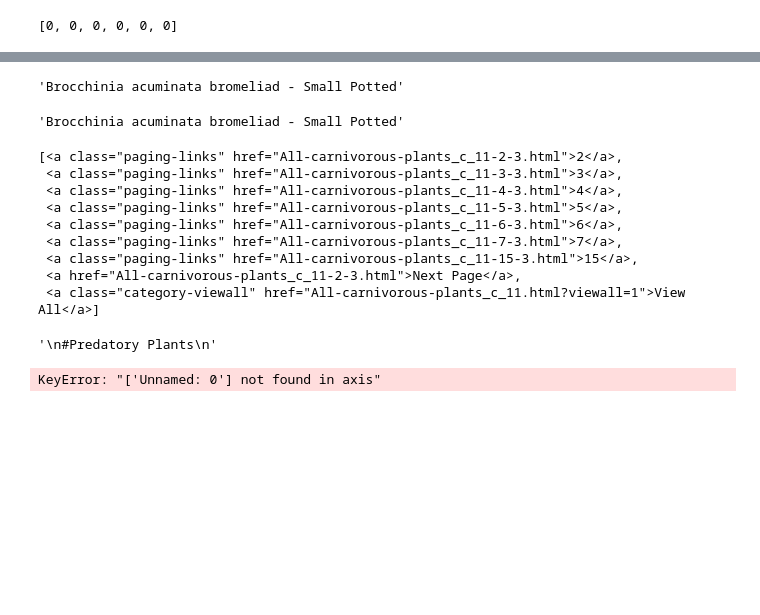
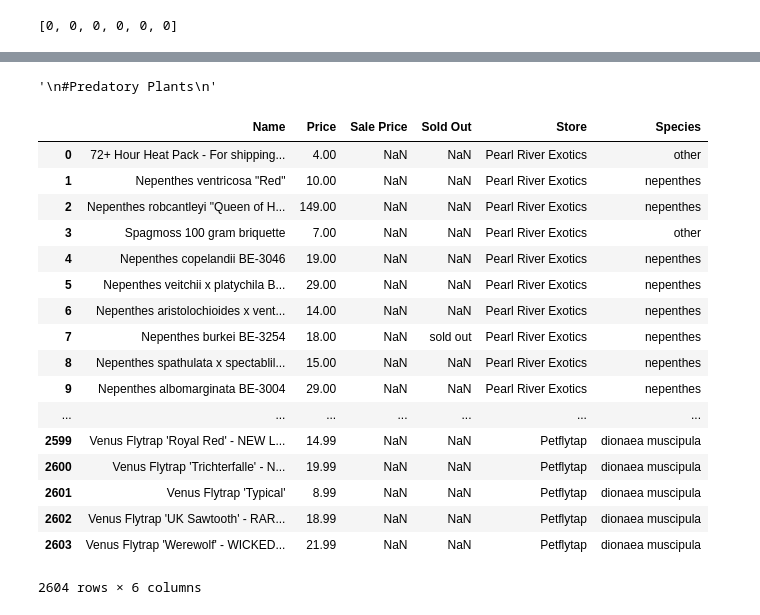
Before and after one commit to jsc034/Garden, a Jupyter notebook: Carnivorous Plant Database.ipynb, the cells around one changed output, grey strips where cells are left out. Drawn from its saved outputs; the diff is of its cells as text; code cells hidden in the pictures; blank space fills up the shorter version.

```diff
--- a/Carnivorous Plant Database.ipynb
+++ b/Carnivorous Plant Database.ipynb
@@ -780,28 +694,3 @@ df1
-# %%
-soup
-containers = soup.find('div',attrs={'class':'product-items product-items-4'})
-#containers = soup.findAll('div',attrs={'class':'price'})
-containers = containers.findAll('div',attrs={'class':'name'})
-containers[0].text.strip()
-# %% [output]
-'Brocchinia acuminata bromeliad - Small Potted'
-# %%
-check_species(name)
-name
-# %% [output]
-'Brocchinia acuminata bromeliad - Small Potted'
-# %%
-soup.find('div',attrs={'class':'paging'})
-# %% [output]
-[<a class="paging-links" href="All-carnivorous-plants_c_11-2-3.html">2</a>,
- <a class="paging-links" href="All-carnivorous-plants_c_11-3-3.html">3</a>,
- <a class="paging-links" href="All-carnivorous-plants_c_11-4-3.html">4</a>,
- <a class="paging-links" href="All-carnivorous-plants_c_11-5-3.html">5</a>,
- <a class="paging-links" href="All-carnivorous-plants_c_11-6-3.html">6</a>,
- <a class="paging-links" href="All-carnivorous-plants_c_11-7-3.html">7</a>,
- <a class="paging-links" href="All-carnivorous-plants_c_11-15-3.html">15</a>,
- <a href="All-carnivorous-plants_c_11-2-3.html">Next Page</a>,
- <a class="category-viewall" href="All-carnivorous-plants_c_11.html?viewall=1">View All</a>]
 # %%
 """
 #Predatory Plants
@@ -810,19 +699,35 @@ soup.find('div',attrs={'class':'paging'})
 '\n#Predatory Plants\n'
 # %%
 #Export concatinated df to Excel
-
-date = '2020_02_05' #date format 2020_01_01
+date = '2020_03_28' #date format 2020_01_01
 file_name_1 = 'df_%s.xlsx' % date
 #df.to_excel(file_name_1)
 
 
 #Converting exported df back into correct format
 df = pd.read_excel(file_name_1)
-df = df.drop(columns='Unnamed: 0') #removing column of indecies
+#df = df.drop(columns='Unnamed: 0') #removing column of indecies
 
 df
 # %% [output]
+|  | Name | Price | Sale Price | Sold Out | Store | Species |
+| 0 | 72+ Hour Heat Pack - For shipping... | 4.00 | NaN | NaN | Pearl River Exotics | other |
+| 1 | Nepenthes ventricosa "Red" | 10.00 | NaN | NaN | Pearl River Exotics | nepenthes |
+| 2 | Nepenthes robcantleyi "Queen of H... | 149.00 | NaN | NaN | Pearl River Exotics | nepenthes |
+| 3 | Spagmoss 100 gram briquette | 7.00 | NaN | NaN | Pearl River Exotics | other |
+| 4 | Nepenthes copelandii BE-3046 | 19.00 | NaN | NaN | Pearl River Exotics | nepenthes |
+| 5 | Nepenthes veitchii x platychila B... | 29.00 | NaN | NaN | Pearl River Exotics | nepenthes |
+| 6 | Nepenthes aristolochioides x vent... | 14.00 | NaN | NaN | Pearl River Exotics | nepenthes |
+| 7 | Nepenthes burkei BE-3254 | 18.00 | NaN | sold out | Pearl River Exotics | nepenthes |
+| 8 | Nepenthes spathulata x spectablil... | 15.00 | NaN | NaN | Pearl River Exotics | nepenthes |
+| 9 | Nepenthes albomarginata BE-3004 | 29.00 | NaN | NaN | Pearl River Exotics | nepenthes |
+| ... | ... | ... | ... | ... | ... | ... |
+| 2599 | Venus Flytrap 'Royal Red' - NEW L... | 14.99 | NaN | NaN | Petflytap | dionaea muscipula |
+| 2600 | Venus Flytrap 'Trichterfalle' - N... | 19.99 | NaN | NaN | Petflytap | dionaea muscipula |
+| 2601 | Venus Flytrap 'Typical' | 8.99 | NaN | NaN | Petflytap | dionaea muscipula |
+| 2602 | Venus Flytrap 'UK Sawtooth' - RAR... | 18.99 | NaN | NaN | Petflytap | dionaea muscipula |
+| 2603 | Venus Flytrap 'Werewolf' - WICKED... | 21.99 | NaN | NaN | Petflytap | dionaea muscipula |
-KeyError: "['Unnamed: 0'] not found in axis"
+2604 rows × 6 columns
 # %%
 #Once the complete database is compiled, apply tagging function - tags any species found in product
 #https://www.carnivorousplants.co.uk/resources/nepenthes-interactive-guide/
```
Also changed, not shown: parts of 20 cells of this notebook, 2 other files.
